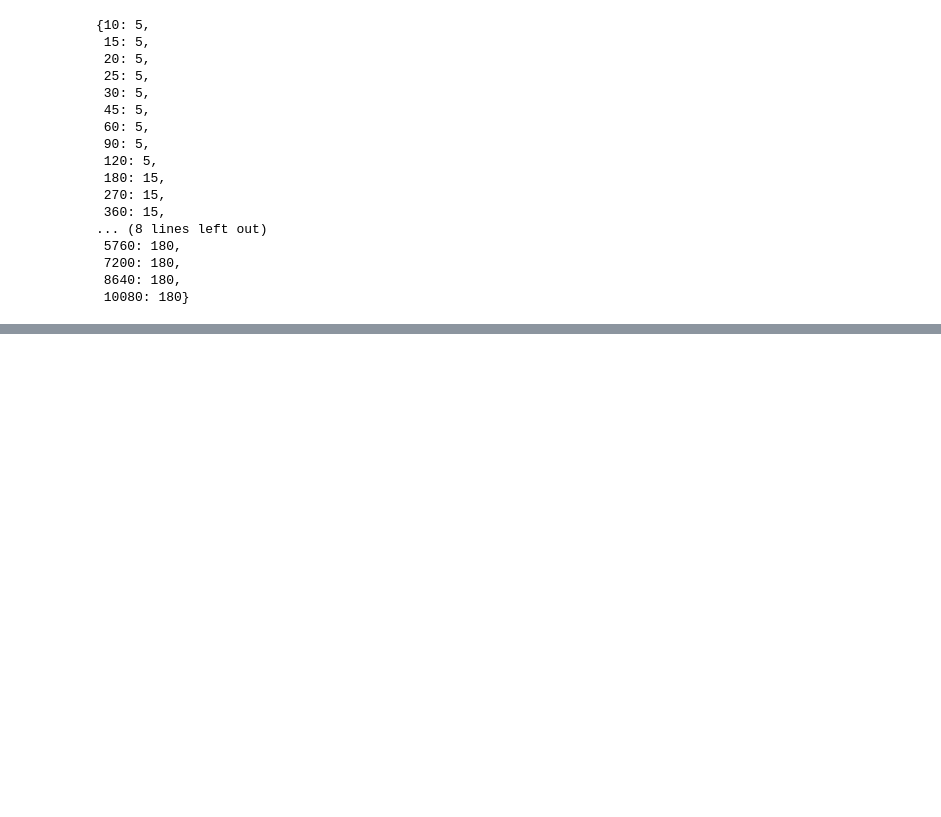
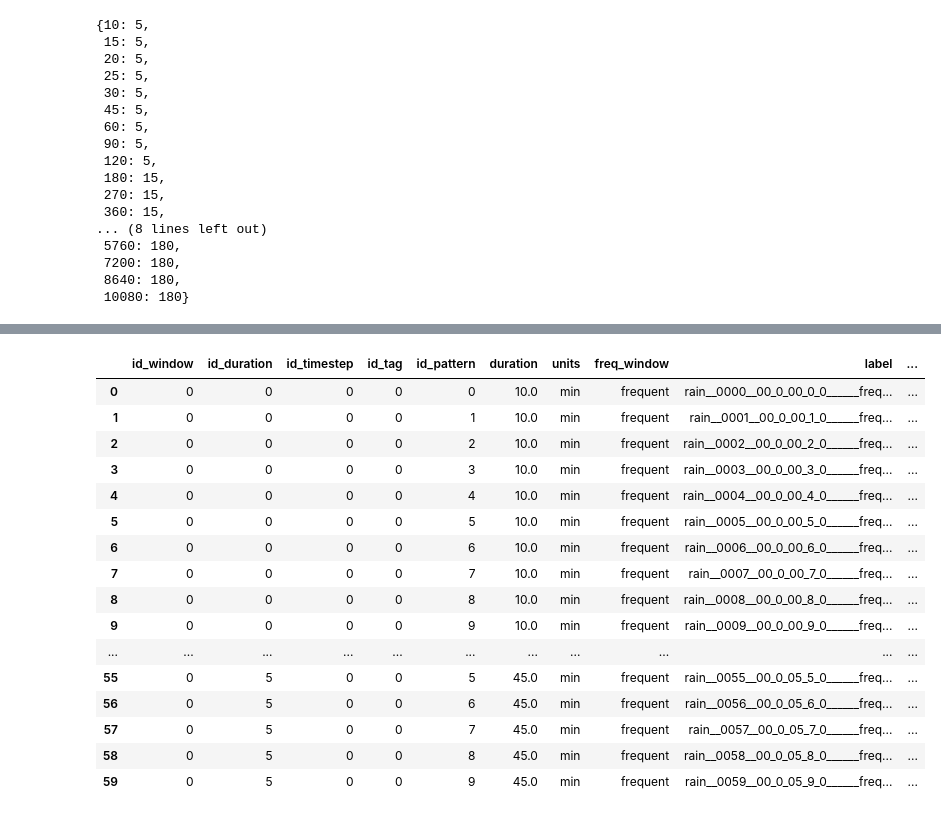
Before and after one commit to Holger-Paxi/Flood_Estimation, a Jupyter notebook: Assignment_3__1st.ipynb, the cells around one changed output, grey strips where cells are left out. Saved outputs shown, nothing was run; the diff lists cells and outputs as text; code cells hidden in the pictures; blank space fills up the shorter version.

```diff
--- a/Assignment_3__1st.ipynb
+++ b/Assignment_3__1st.ipynb
@@ -553,0 +570,31 @@ Index(['Duration', 'units', 'Duration_in_min', 'freq_window', 'freq_label',
+# %%
+rain_pattern = pd.merge(left=df_timeseries, right=df_idf, how='cross', suffixes=[None, '_'])
+rain_pattern = rain_pattern[
+    (rain_pattern.id_window == rain_pattern.id_window_) &
+    (rain_pattern.id_duration == rain_pattern.id_duration_) &
+    (rain_pattern.id_timestep == rain_pattern.id_timestep_)
+    ]
+rain_pattern.drop(columns=rain_pattern.columns[[8,9,10,14,15,16]], inplace=True)
+rain_pattern = rain_pattern[rain_pattern.columns[[0,1,2,8,3,9,10,4,5,6,11,12,13,7]]]
+rain_pattern.drop_duplicates(subset=rain_pattern.columns[:-1], inplace=True)
+# rain_pattern.insert()
+rain_pattern.sort_values(by=['id_tag', 'id_timestep', 'id_duration', 'id_pattern'], inplace=True)
+# rain_pattern.sort_values(by=['id_pattern'], inplace=True)
+rain_pattern.reset_index(drop=True, inplace=True)
+rain_pattern['label'] = (
+    'rain__' +
+    (rain_pattern.index.astype(str).str.len().max() - rain_pattern.index.astype(str).str.len())*pd.Series(data=['0']*len(rain_pattern.index)) + rain_pattern.index.astype(str) + '__' +
+    (rain_pattern.id_tag.astype(str).str.len().max() - rain_pattern.id_tag.astype(str).str.len())*pd.Series(data=['0']*len(rain_pattern.id_tag)) + rain_pattern.id_tag.astype(str) + '_' +
+    (rain_pattern.id_timestep.astype(str).str.len().max() - rain_pattern.id_timestep.astype(str).str.len())*pd.Series(data=['0']*len(rain_pattern.id_timestep)) + rain_pattern.id_timestep.astype(str) + '_' +
+    (rain_pattern.id_duration.astype(str).str.len().max() - rain_pattern.id_duration.astype(str).str.len())*pd.Series(data=['0']*len(rain_pattern.id_duration)) + rain_pattern.id_duration.astype(str) + '_' +
+    (rain_pattern.id_pattern.astype(str).str.len().max() - rain_pattern.id_pattern.astype(str).str.len())*pd.Series(data=['0']*len(rain_pattern.id_pattern)) + rain_pattern.id_pattern.astype(str) + '_' +
+    (rain_pattern.id_window.astype(str).str.len().max() - rain_pattern.id_window.astype(str).str.len())*pd.Series(data=['0']*len(rain_pattern.id_window)) + rain_pattern.id_window.astype(str) + '__' +
+    (rain_pattern.freq_window.str.len().max() - rain_pattern.freq_window.str.len())*pd.Series(data=['_']*len(rain_pattern.freq_window)) + rain_pattern.freq_window + '__' +
+    (rain_pattern.freq_tag.str.len().max() - rain_pattern.freq_tag.str.len())*pd.Series(data=['_']*len(rain_pattern.freq_tag)) + rain_pattern.freq_tag + '__' +
+    (rain_pattern.time_step.astype(str).str.len().max() - rain_pattern.time_step.astype(str).str.len())*pd.Series(data=['0']*len(rain_pattern.time_step)) + rain_pattern.time_step.astype(str) + '__' +
+    (rain_pattern.duration_in_min.astype(str).str.len().max() - rain_pattern.duration_in_min.astype(str).str.len())*pd.Series(data=['0']*len(rain_pattern.duration_in_min)) + rain_pattern.duration_in_min.astype(str) + '__' +
+    (rain_pattern.id_pattern.astype(str).str.len().max() - rain_pattern.id_pattern.astype(str).str.len())*pd.Series(data=['0']*len(rain_pattern.id_pattern)) + rain_pattern.id_pattern.astype(str)
+    )
+rain_pattern = rain_pattern[rain_pattern.columns[:8].to_list() + rain_pattern.columns[-1:].to_list() + rain_pattern.columns[8:-1].to_list()]
+
+rain_pattern
@@ -558 +637,23 @@ SyntaxError: 'break' outside loop (668683560.py, line 1)
+# %%
+a = 0
+b = 60
+rain_pattern.iloc[a:a+b]
+# %% [output]
+|  | id_window | id_duration | id_timestep | id_tag | id_pattern | duration | units | freq_window | label | ... |
+| 0 | 0 | 0 | 0 | 0 | 0 | 10.0 | min | frequent | rain__0000__00_0_00_0_0______freq... | ... |
+| 1 | 0 | 0 | 0 | 0 | 1 | 10.0 | min | frequent | rain__0001__00_0_00_1_0______freq... | ... |
+| 2 | 0 | 0 | 0 | 0 | 2 | 10.0 | min | frequent | rain__0002__00_0_00_2_0______freq... | ... |
+| 3 | 0 | 0 | 0 | 0 | 3 | 10.0 | min | frequent | rain__0003__00_0_00_3_0______freq... | ... |
+| 4 | 0 | 0 | 0 | 0 | 4 | 10.0 | min | frequent | rain__0004__00_0_00_4_0______freq... | ... |
+| 5 | 0 | 0 | 0 | 0 | 5 | 10.0 | min | frequent | rain__0005__00_0_00_5_0______freq... | ... |
+| 6 | 0 | 0 | 0 | 0 | 6 | 10.0 | min | frequent | rain__0006__00_0_00_6_0______freq... | ... |
+| 7 | 0 | 0 | 0 | 0 | 7 | 10.0 | min | frequent | rain__0007__00_0_00_7_0______freq... | ... |
+| 8 | 0 | 0 | 0 | 0 | 8 | 10.0 | min | frequent | rain__0008__00_0_00_8_0______freq... | ... |
+| 9 | 0 | 0 | 0 | 0 | 9 | 10.0 | min | frequent | rain__0009__00_0_00_9_0______freq... | ... |
+| ... | ... | ... | ... | ... | ... | ... | ... | ... | ... | ... |
+| 55 | 0 | 5 | 0 | 0 | 5 | 45.0 | min | frequent | rain__0055__00_0_05_5_0______freq... | ... |
+| 56 | 0 | 5 | 0 | 0 | 6 | 45.0 | min | frequent | rain__0056__00_0_05_6_0______freq... | ... |
+| 57 | 0 | 5 | 0 | 0 | 7 | 45.0 | min | frequent | rain__0057__00_0_05_7_0______freq... | ... |
+| 58 | 0 | 5 | 0 | 0 | 8 | 45.0 | min | frequent | rain__0058__00_0_05_8_0______freq... | ... |
+| 59 | 0 | 5 | 0 | 0 | 9 | 45.0 | min | frequent | rain__0059__00_0_05_9_0______freq... | ... |
 # %%
```
Also changed, not shown: parts of 37 cells of this notebook.
